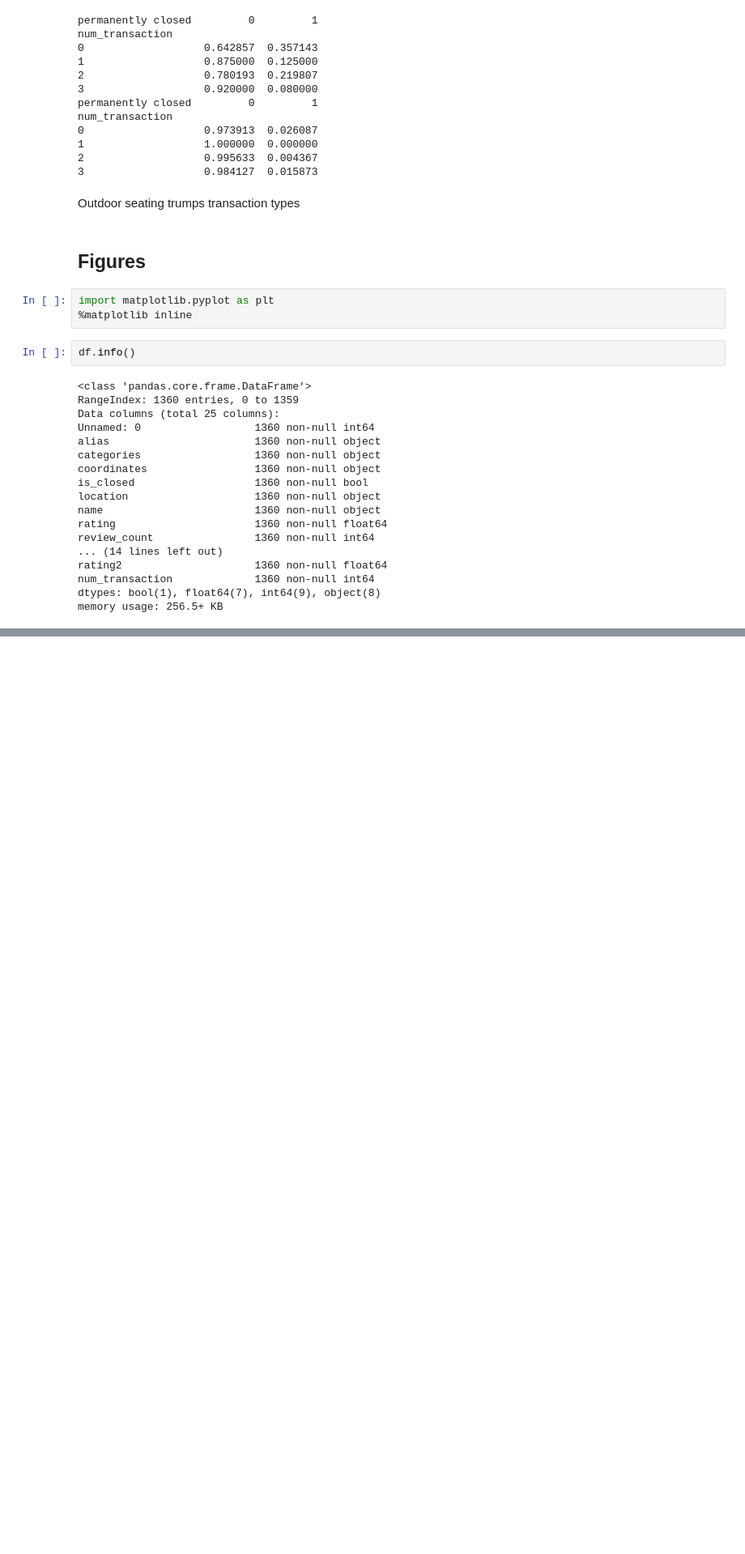
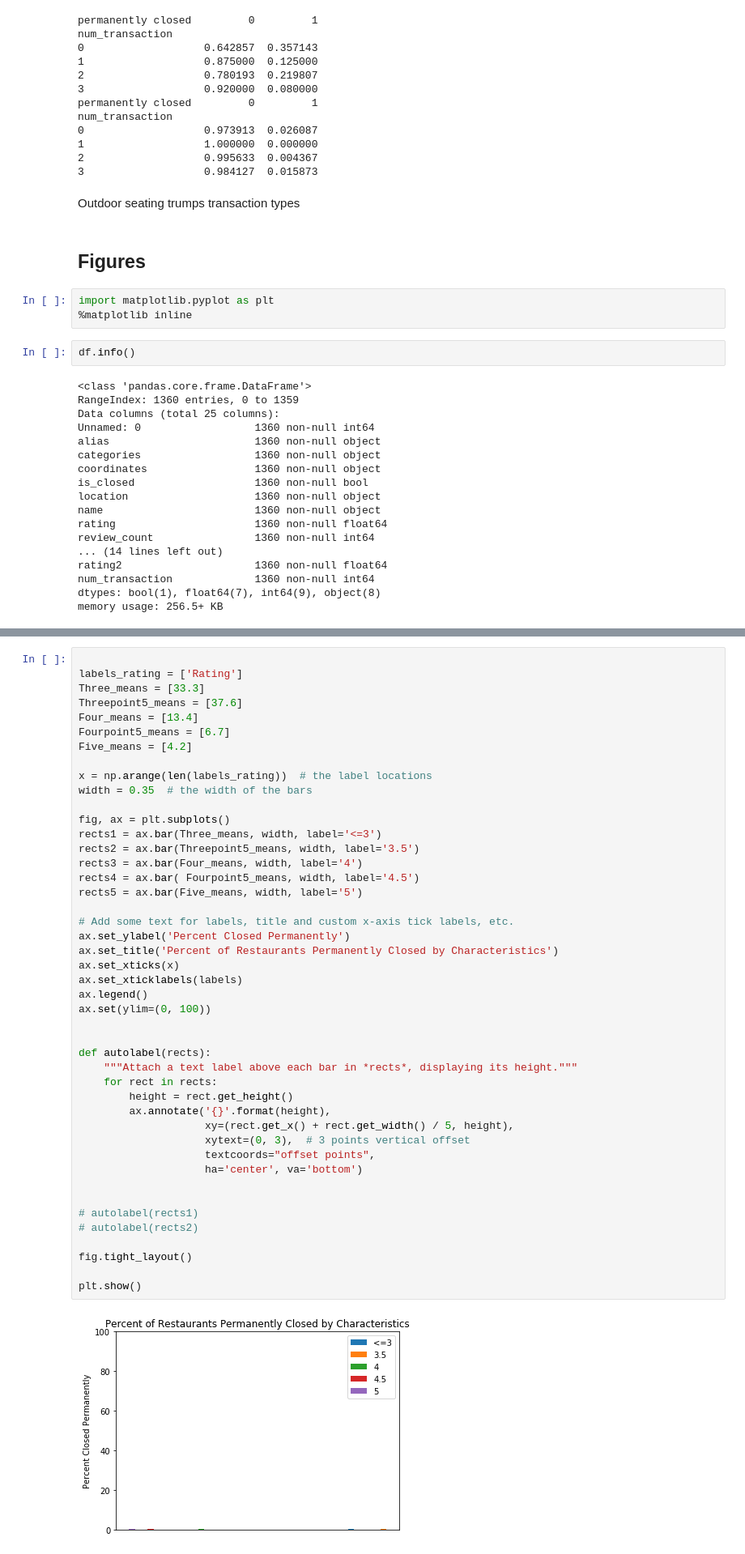
Before and after one commit to bagnine/nyc_restaurant_project, a Jupyter notebook: Univariable & bivariable analysis.ipynb, the cells around one changed output, grey strips where cells are left out. Shown at 81% size. Saved outputs shown, nothing was run; the diff lists cells and outputs as text; blank space fills up the shorter version.

```diff
--- a/Univariable & bivariable analysis.ipynb
+++ b/Univariable & bivariable analysis.ipynb
@@ -837,0 +843,47 @@ plt.show()
+# %%
+
+labels_rating = ['Rating']
+Three_means = [33.3]
+Threepoint5_means = [37.6]
+Four_means = [13.4]
+Fourpoint5_means = [6.7]
+Five_means = [4.2]
+
+x = np.arange(len(labels_rating))  # the label locations
+width = 0.35  # the width of the bars
+
+fig, ax = plt.subplots()
+rects1 = ax.bar(Three_means, width, label='<=3')
+rects2 = ax.bar(Threepoint5_means, width, label='3.5')
+rects3 = ax.bar(Four_means, width, label='4')
+rects4 = ax.bar( Fourpoint5_means, width, label='4.5')
+rects5 = ax.bar(Five_means, width, label='5')
+
+# Add some text for labels, title and custom x-axis tick labels, etc.
+ax.set_ylabel('Percent Closed Permanently')
+ax.set_title('Percent of Restaurants Permanently Closed by Characteristics')
+ax.set_xticks(x)
+ax.set_xticklabels(labels)
+ax.legend()
+ax.set(ylim=(0, 100))
+
+
+def autolabel(rects):
+    """Attach a text label above each bar in *rects*, displaying its height."""
+    for rect in rects:
+        height = rect.get_height()
+        ax.annotate('{}'.format(height),
+                    xy=(rect.get_x() + rect.get_width() / 5, height),
+                    xytext=(0, 3),  # 3 points vertical offset
+                    textcoords="offset points",
+                    ha='center', va='bottom')
+
+
+# autolabel(rects1)
+# autolabel(rects2)
+
+fig.tight_layout()
+
+plt.show()
+# %% [output]
+[figure, added]
```
Also changed, not shown: parts of 5 cells of this notebook.
